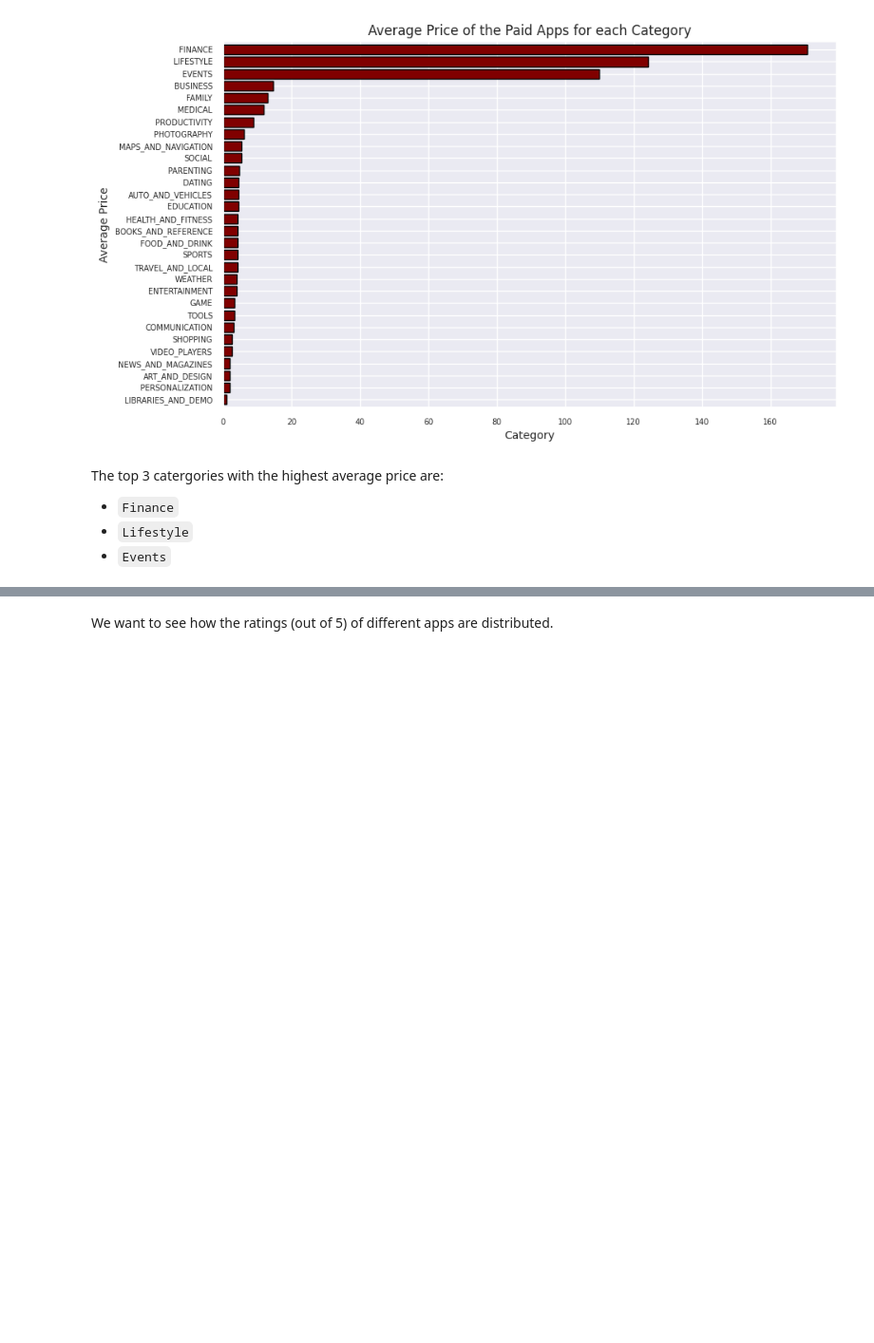
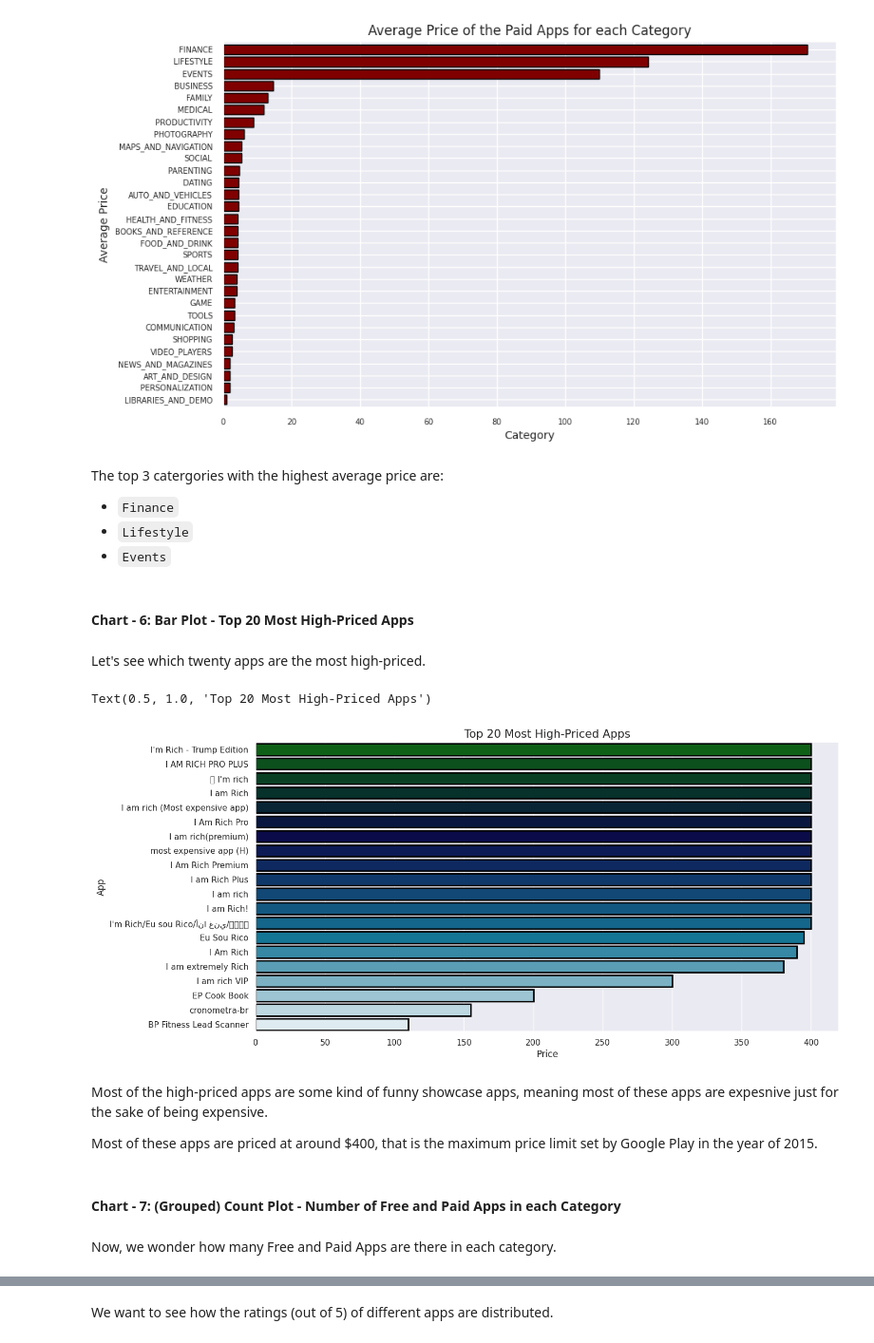
Before and after one commit to dipankarsahu1000/Play-Store-App-Review-Analysis, a Jupyter notebook: Play_Store_App_Review_Analysis.ipynb, the cells around one changed output, grey strips where cells are left out. Shown at 95% size. Drawn from its saved outputs; the diff is of its cells as text; code cells hidden in the pictures; blank space fills up the shorter version.

```diff
--- a/Play_Store_App_Review_Analysis.ipynb
+++ b/Play_Store_App_Review_Analysis.ipynb
@@ -1115,3 +1114,25 @@ The top 3 catergories with the highest average price are:
 * `Finance`
 * `Lifestyle`
 * `Events`
+# %% [markdown]
+#### **Chart - 6: Bar Plot - Top 20 Most High-Priced Apps**
+# %% [markdown]
+Let's see which twenty apps are the most high-priced.
+# %%
+tt_pps_df = paid_ps_df.sort_values(by = 'Price', ascending = False).loc[:, ['App', 'Price']].head(20)
+
+warnings.filterwarnings("ignore")
+sns.set(rc={"figure.figsize": (14, 7)})
+sns.barplot(data = tt_pps_df, y = 'App', x = 'Price', linewidth = 2, edgecolor = 'black', palette = 'ocean')
+plt.title('Top 20 Most High-Priced Apps', fontsize = 15)
+# %% [output]
+Text(0.5, 1.0, 'Top 20 Most High-Priced Apps')
+[figure, added]
+# %% [markdown]
+Most of the high-priced apps are some kind of funny showcase apps, meaning most of these apps are expesnive just for the sake of being expensive.
+
+Most of these apps are priced at around $400, that is the maximum price limit set by Google Play in the year of 2015.
+# %% [markdown]
+#### **Chart - 7: (Grouped) Count Plot - Number of Free and Paid Apps in each Category**
+# %% [markdown]
+Now, we wonder how many Free and Paid Apps are there in each category.
```
Also changed, not shown: parts of 29 cells of this notebook.
